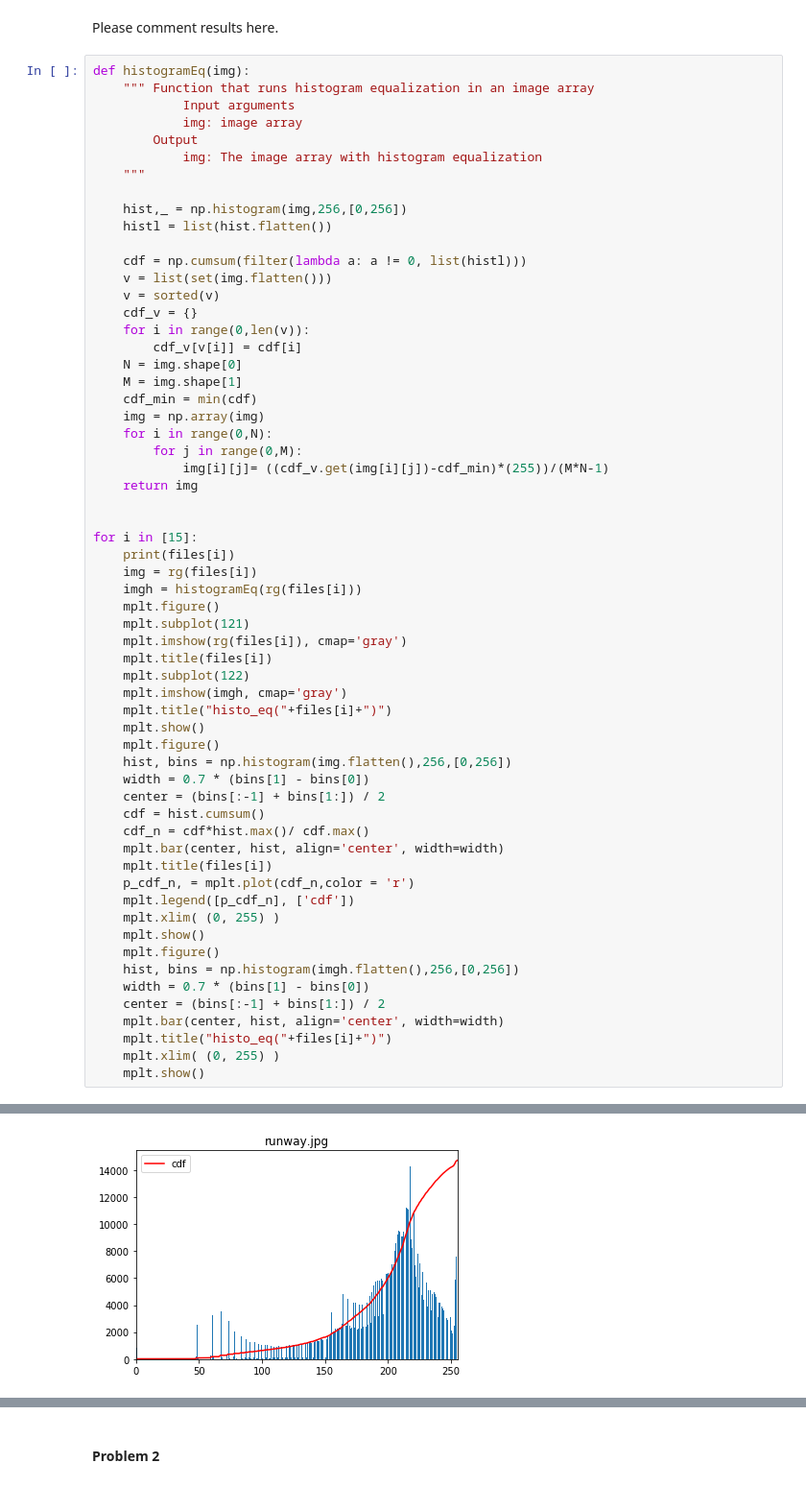
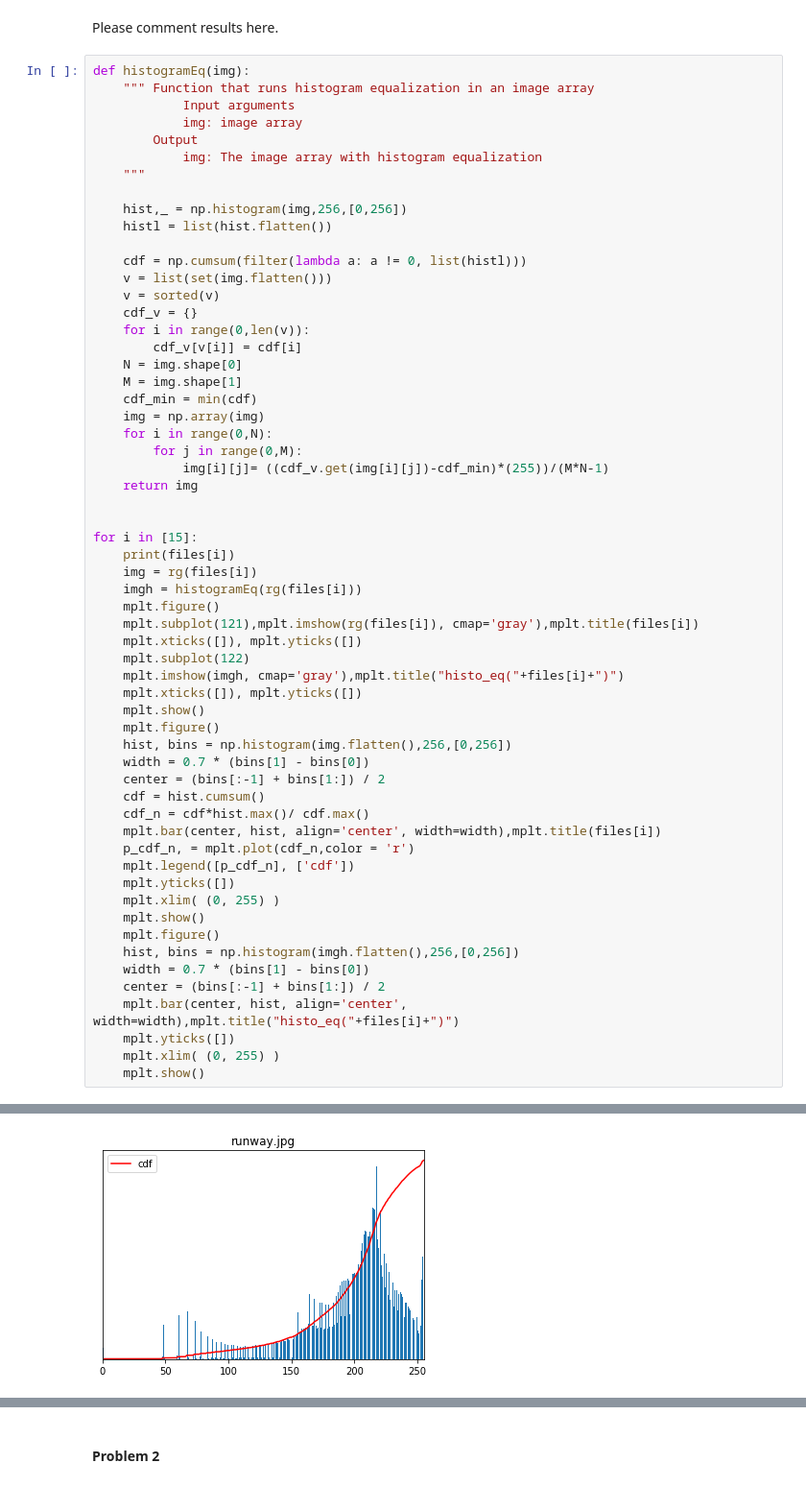
Before and after one commit to karolaya/PDI, a Jupyter notebook: PS-02/ProblemSet2.ipynb, the cells around one changed output, grey strips where cells are left out. Shown at 96% size. Saved outputs shown, nothing was run; the diff lists cells and outputs as text.

```diff
--- a/PS-02/ProblemSet2.ipynb
+++ b/PS-02/ProblemSet2.ipynb
@@ -77,12 +78,11 @@ for i in [15]:
     img = rg(files[i])
     imgh = histogramEq(rg(files[i]))
     mplt.figure()
-    mplt.subplot(121)
-    mplt.imshow(rg(files[i]), cmap='gray')
-    mplt.title(files[i])
+    mplt.subplot(121),mplt.imshow(rg(files[i]), cmap='gray'),mplt.title(files[i])
+    mplt.xticks([]), mplt.yticks([])
     mplt.subplot(122)
-    mplt.imshow(imgh, cmap='gray')
-    mplt.title("histo_eq("+files[i]+")")
+    mplt.imshow(imgh, cmap='gray'),mplt.title("histo_eq("+files[i]+")")
+    mplt.xticks([]), mplt.yticks([])
     mplt.show()
     mplt.figure()
     hist, bins = np.histogram(img.flatten(),256,[0,256])
@@ -90,18 +90,18 @@ for i in [15]:
     center = (bins[:-1] + bins[1:]) / 2
     cdf = hist.cumsum()
     cdf_n = cdf*hist.max()/ cdf.max()
-    mplt.bar(center, hist, align='center', width=width)
-    mplt.title(files[i])
+    mplt.bar(center, hist, align='center', width=width),mplt.title(files[i])
     p_cdf_n, = mplt.plot(cdf_n,color = 'r')
     mplt.legend([p_cdf_n], ['cdf'])
+    mplt.yticks([])
     mplt.xlim( (0, 255) )
     mplt.show()
     mplt.figure()
     hist, bins = np.histogram(imgh.flatten(),256,[0,256])
     width = 0.7 * (bins[1] - bins[0])
     center = (bins[:-1] + bins[1:]) / 2
-    mplt.bar(center, hist, align='center', width=width)
-    mplt.title("histo_eq("+files[i]+")")
+    mplt.bar(center, hist, align='center', width=width),mplt.title("histo_eq("+files[i]+")")
+    mplt.yticks([])
     mplt.xlim( (0, 255) )
     mplt.show()
 # %% [output]
@@ -110 +110 @@ runway.jpg
-[figure, old version]
+[figure, new version]
```
Also changed, not shown: parts of 3 cells of this notebook, 1 other file.
